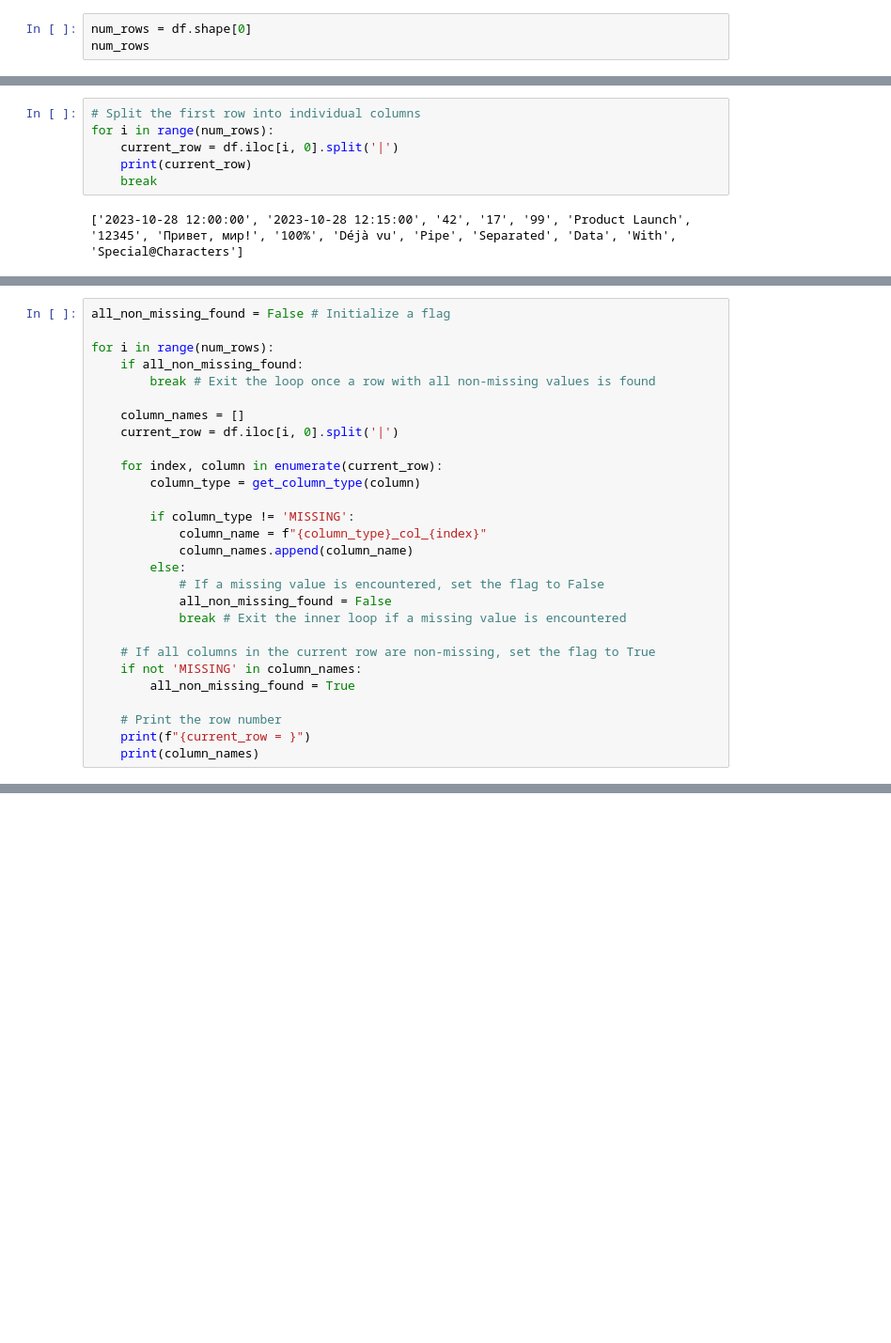
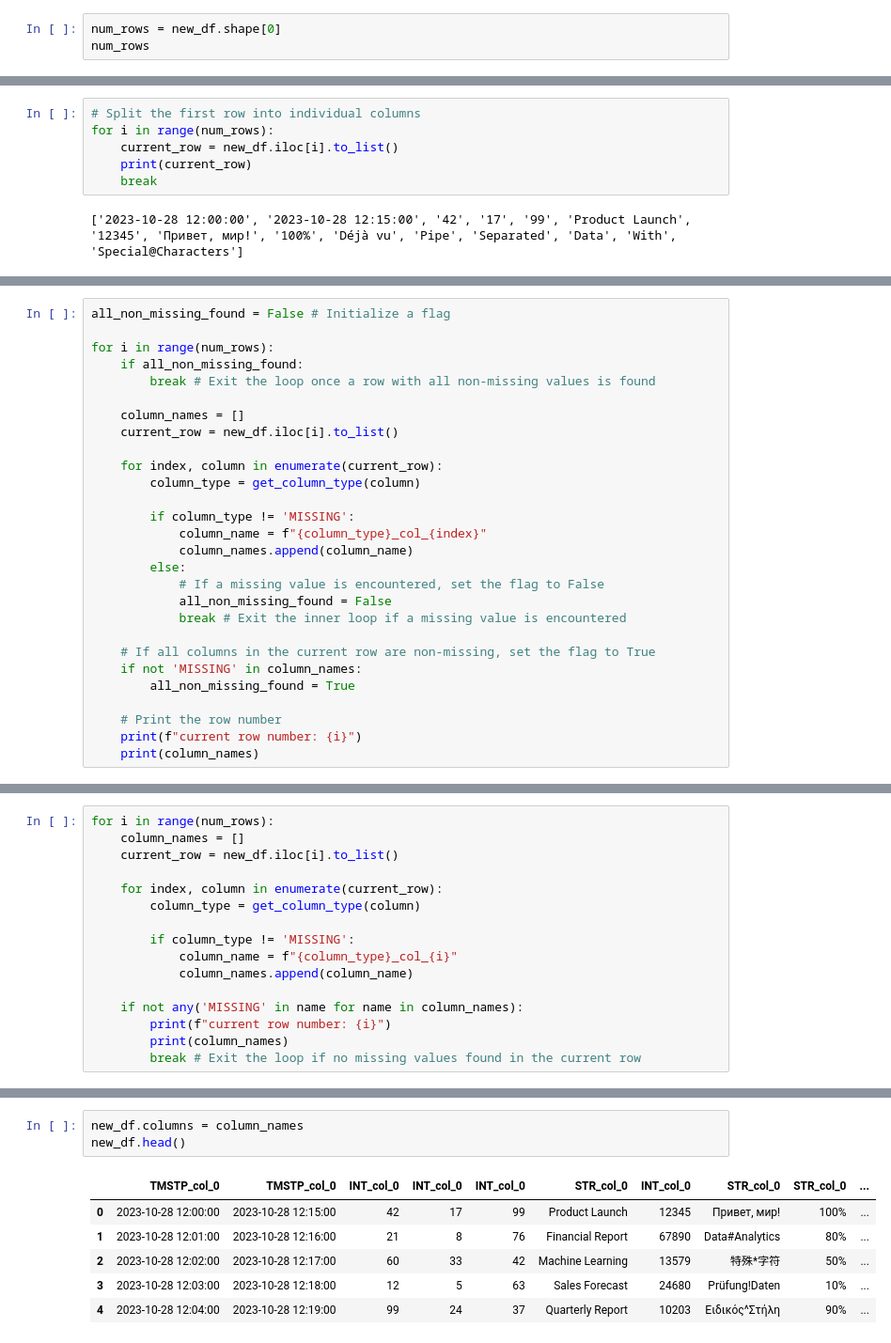
Before and after one commit to benkaan001/etl_playground, a Jupyter notebook: handle_unicode_characters.ipynb, the cells around one changed output, grey strips where cells are left out. Shown: that part at 94% size. Saved outputs shown, nothing was run; the diff lists cells and outputs as text; blank space fills up the shorter version.

Commit message:
assign column names

```diff
--- a/handle_unicode_characters.ipynb
+++ b/handle_unicode_characters.ipynb
@@ -190,5 +190,5 @@ df.shape
 # %%
-num_rows = df.shape[0]
+num_rows = new_df.shape[0]
 num_rows
 # %% [output]
 67
@@ -195,7 +232,7 @@ num_rows
 # %%
 # Split the first row into individual columns
 for i in range(num_rows):
-    current_row = df.iloc[i, 0].split('|')
+    current_row = new_df.iloc[i].to_list()
     print(current_row)
     break
 # %% [output]
@@ -208,7 +247,7 @@ for i in range(num_rows):
         break # Exit the loop once a row with all non-missing values is found
 
     column_names = []
-    current_row = df.iloc[i, 0].split('|')
+    current_row = new_df.iloc[i].to_list()
 
     for index, column in enumerate(current_row):
         column_type = get_column_type(column)
@@ -226,6 +265,6 @@ for i in range(num_rows):
         all_non_missing_found = True
 
     # Print the row number
-    print(f"{current_row = }")
+    print(f"current row number: {i}")
     print(column_names)
 # %% [output]
@@ -233,0 +275,16 @@ current_row = ['2023-10-28 12:00:00', '2023-10-28 12:15:00', '42', '17', '99', '
+# %%
+for i in range(num_rows):
+    column_names = []
+    current_row = new_df.iloc[i].to_list()
+
+    for index, column in enumerate(current_row):
+        column_type = get_column_type(column)
+
+        if column_type != 'MISSING':
+            column_name = f"{column_type}_col_{i}"
+            column_names.append(column_name)
+
+    if not any('MISSING' in name for name in column_names):
+        print(f"current row number: {i}")
+        print(column_names)
+        break # Exit the loop if no missing values found in the current row
@@ -233,0 +294,10 @@ current_row = ['2023-10-28 12:00:00', '2023-10-28 12:15:00', '42', '17', '99', '
+# %%
+new_df.columns = column_names
+new_df.head()
+# %% [output]
+|  | TMSTP_col_0 | TMSTP_col_0 | INT_col_0 | INT_col_0 | INT_col_0 | STR_col_0 | INT_col_0 | STR_col_0 | STR_col_0 | ... |
+| 0 | 2023-10-28 12:00:00 | 2023-10-28 12:15:00 | 42 | 17 | 99 | Product Launch | 12345 | Привет, мир! | 100% | ... |
+| 1 | 2023-10-28 12:01:00 | 2023-10-28 12:16:00 | 21 | 8 | 76 | Financial Report | 67890 | Data#Analytics | 80% | ... |
+| 2 | 2023-10-28 12:02:00 | 2023-10-28 12:17:00 | 60 | 33 | 42 | Machine Learning | 13579 | 特殊*字符 | 50% | ... |
+| 3 | 2023-10-28 12:03:00 | 2023-10-28 12:18:00 | 12 | 5 | 63 | Sales Forecast | 24680 | Prüfung!Daten | 10% | ... |
+| 4 | 2023-10-28 12:04:00 | 2023-10-28 12:19:00 | 99 | 24 | 37 | Quarterly Report | 10203 | Ειδικός^Στήλη | 90% | ... |
```
Also changed, not shown: parts of 7 cells of this notebook.
